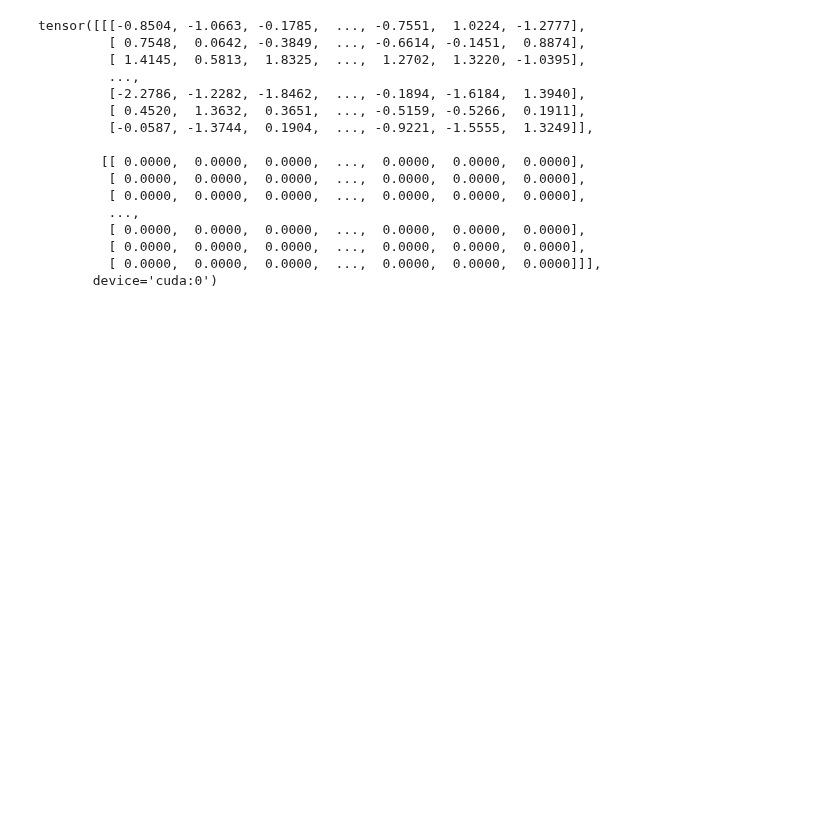
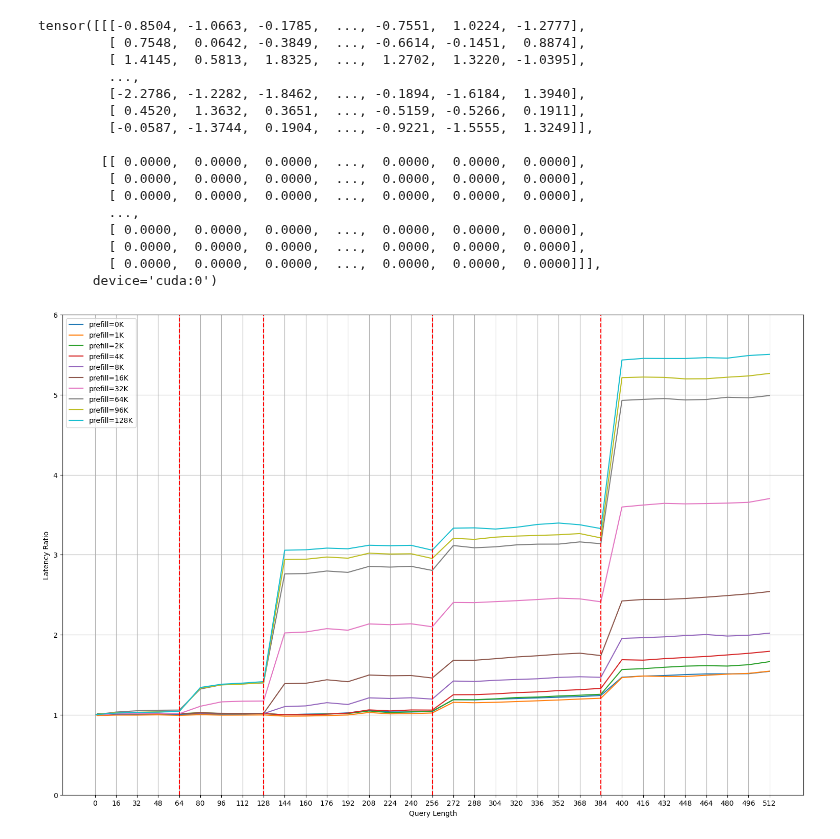
Before and after one commit to ranonrkm/TriForce-legacy, a Jupyter notebook: apps/test_flash_attn.ipynb, the cells around one changed output. Cells and saved outputs as stored; diff of their text form; code cells hidden in the pictures; blank space fills up the shorter version.

```diff
--- a/apps/test_flash_attn.ipynb
+++ b/apps/test_flash_attn.ipynb
@@ -242,3 +242,42 @@ tensor([[[-0.8504, -1.0663, -0.1785,  ..., -0.7551,  1.0224, -1.2777],
          [ 0.0000,  0.0000,  0.0000,  ...,  0.0000,  0.0000,  0.0000],
          [ 0.0000,  0.0000,  0.0000,  ...,  0.0000,  0.0000,  0.0000]]],
        device='cuda:0')
+# %%
+import pandas as pd
+import numpy as np
+import matplotlib.pyplot as plt
+
+def plot_turning_point(file_path):
+    df = pd.read_csv(file_path)
+    df = df.sort_values(by=['prefill','len'])
+
+    prefill_list = df['prefill'].unique().tolist()
+    len_list = df['len'].unique().tolist()
+
+    y = [df[df['prefill'] == prefill]['latency'].tolist() for prefill in prefill_list]
+
+    plt.figure(figsize=(15,10))
+    plt.grid()
+
+    k=0
+    for i in y:
+        plt.plot(len_list,[m / i[0] for m in i], label=f'prefill={str(int(prefill_list[k]/1000))}K')
+        k+=1
+
+    plt.ylim(0,6)
+    # draw a vertical line at x = 128
+    plt.axvline(x=64, color='r', linestyle='--')
+    plt.axvline(x=128, color='r', linestyle='--')
+    plt.axvline(x=256, color='r', linestyle='--')
+    plt.axvline(x=384, color='r', linestyle='--')
+    plt.legend()
+    plt.tight_layout()
+    # xticks: step size 16
+    plt.xticks(np.arange(0, 512+16, 16))
+    plt.xlabel('Query Length')
+    plt.ylabel('Latency Ratio')
+
+file_path = '/var/cr06_data/beidic/LongContextInfer/benchmark/report/Turning_point.csv'
+plot_turning_point(file_path)
+# %% [output]
+[figure, added]
```
Also changed, not shown: parts of 16 cells of this notebook, 7 other files.
